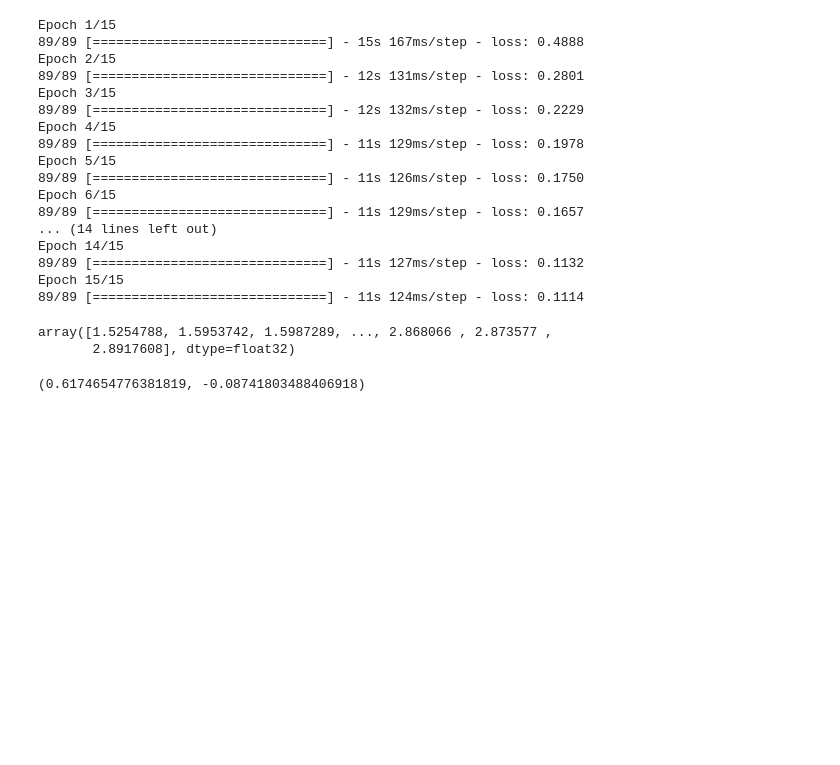
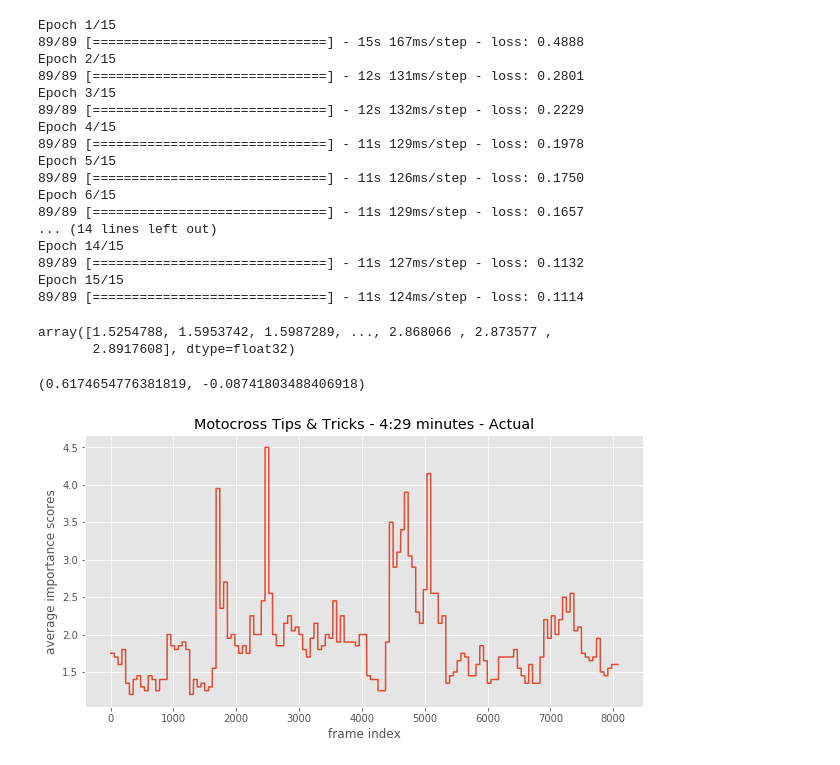
Before and after one commit to SachinGokal/capstone-final, a Jupyter notebook: sequence-based-category.ipynb, the cells around one changed output. Saved outputs shown, nothing was run; the diff lists cells and outputs as text; code cells hidden in the pictures; blank space fills up the shorter version.

```diff
--- a/sequence-based-category.ipynb
+++ b/sequence-based-category.ipynb
@@ -502,3 +550,7 @@ array([1.5254788, 1.5953742, 1.5987289, ..., 2.868066 , 2.873577 ,
 rmse(y_test_bike_tricks, bike_tricks_model_predictions), r2_score(y_test_bike_tricks, bike_tricks_model_predictions)
 # %% [output]
 (0.6174654776381819, -0.08741803488406918)
+# %%
+plot_average_importance_scores(y_test_bike_tricks, 'Motocross Tips & Tricks - 4:29 minutes - Actual')
+# %% [output]
+[figure, added]
```
Also changed, not shown: parts of 33 cells of this notebook, 1 other file.
